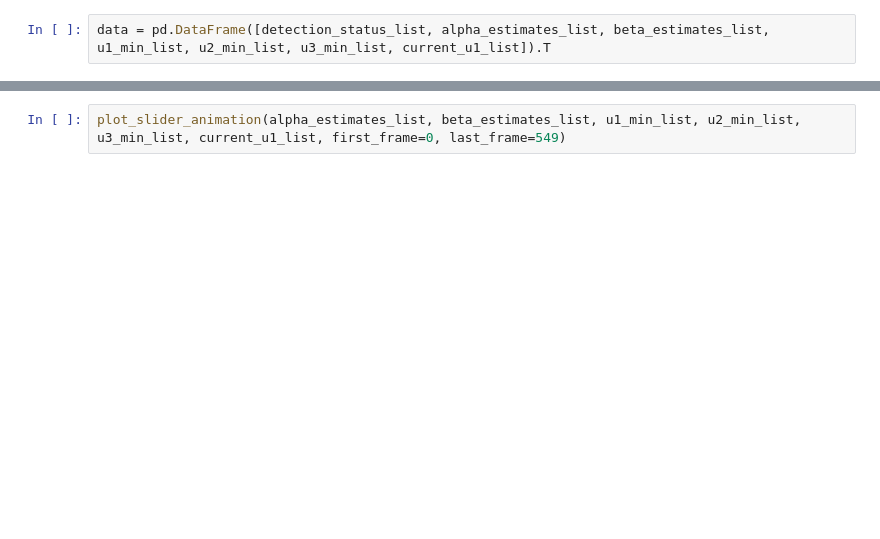
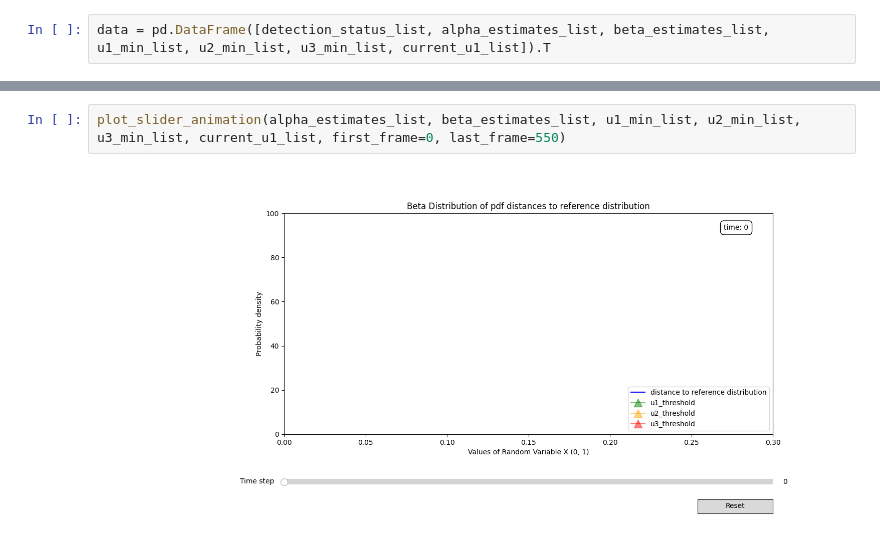
Before and after one commit to supertulli/ChangeMonitoring, a Jupyter notebook: notebooks/corrected_chg_detection_development.ipynb, the cells around one changed output, grey strips where cells are left out. Drawn from its saved outputs; the diff is of its cells as text; blank space fills up the shorter version.

```diff
--- a/notebooks/corrected_chg_detection_development.ipynb
+++ b/notebooks/corrected_chg_detection_development.ipynb
@@ -375,2 +407,4 @@ data
 # %%
-plot_slider_animation(alpha_estimates_list, beta_estimates_list, u1_min_list, u2_min_list, u3_min_list, current_u1_list, first_frame=0, last_frame=549)
+plot_slider_animation(alpha_estimates_list, beta_estimates_list, u1_min_list, u2_min_list, u3_min_list, current_u1_list, first_frame=0, last_frame=550)
+# %% [output]
+[figure, added]
```
Also changed, not shown: parts of 10 cells of this notebook, 8 other files.
